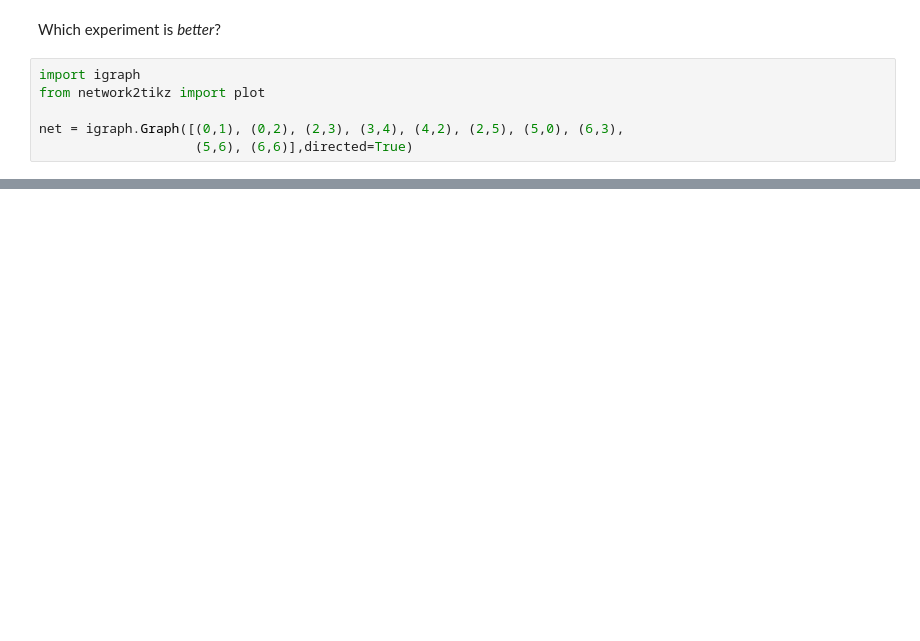
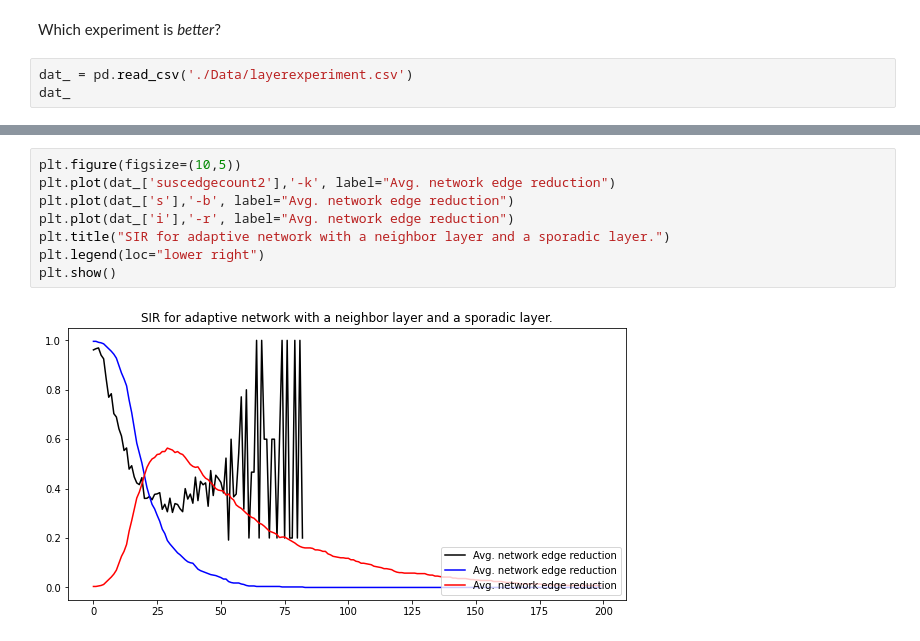
Before and after one commit to JimmyCalvoMonge/AdaptiveNetworks, a Jupyter notebook: adaptive_layer_experiment.ipynb, the cells around one changed output, grey strips where cells are left out. Cells and saved outputs as stored; diff of their text form; blank space fills up the shorter version.

```diff
--- a/adaptive_layer_experiment.ipynb
+++ b/adaptive_layer_experiment.ipynb
@@ -311,9 +299,6 @@ upper2 = { 1.0,1.0,0.9972,0.9912,0.9833,0.9719,0.9562,0.9375,0.9083,0.8793,0.855
 # %% [markdown]
 Which experiment is *better*?
 # %%
-import igraph
-from network2tikz import plot
-
-net = igraph.Graph([(0,1), (0,2), (2,3), (3,4), (4,2), (2,5), (5,0), (6,3),
-                    (5,6), (6,6)],directed=True)
+dat_ = pd.read_csv('./Data/layerexperiment.csv')
+dat_
 # %% [output]
@@ -320,0 +318,10 @@ ModuleNotFoundError: No module named 'igraph'
+# %%
+plt.figure(figsize=(10,5))
+plt.plot(dat_['suscedgecount2'],'-k', label="Avg. network edge reduction")
+plt.plot(dat_['s'],'-b', label="Avg. network edge reduction")
+plt.plot(dat_['i'],'-r', label="Avg. network edge reduction")
+plt.title("SIR for adaptive network with a neighbor layer and a sporadic layer.")
+plt.legend(loc="lower right")
+plt.show()
+# %% [output]
+[figure, added]
```
Also changed, not shown: parts of 2 cells of this notebook, 2 other files.
